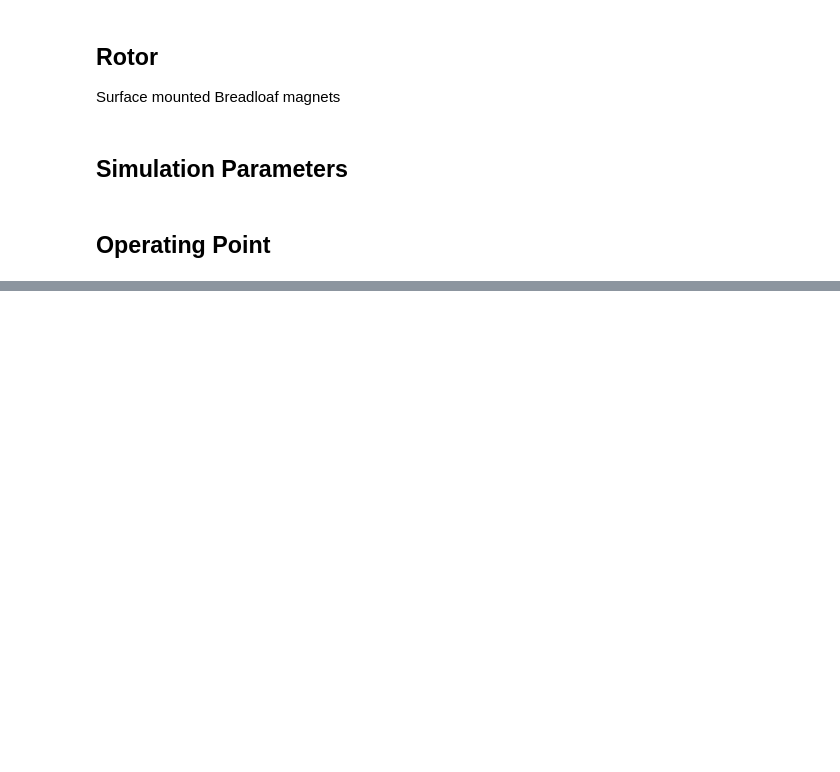
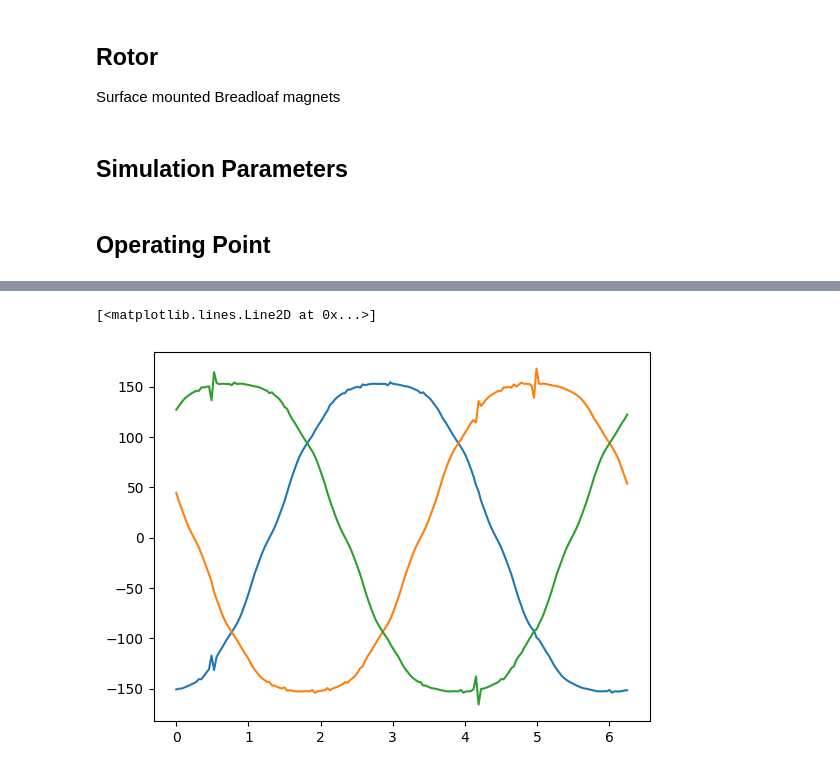
Before and after one commit to TinArmEngineering/tinarm, a Jupyter notebook: examples/Example_1.ipynb, the cells around one changed output, grey strips where cells are left out. Drawn from its saved outputs; the diff is of its cells as text; code cells hidden in the pictures; blank space fills up the shorter version.

```diff
--- a/examples/Example_1.ipynb
+++ b/examples/Example_1.ipynb
@@ -265,0 +269,4 @@ api.create_job(j1)
+# %%
+
+j2 = Job(m1, op_nominal, simulation_parameters)
+j2_result = api.create_job(j2)
@@ -265,0 +275,8 @@ api.create_job(j1)
+# %%
+j1_result = api.update_job_status(j1.id, JOB_STATUS['QueuedForMeshing'])
+j2_result = api.update_job_status(j2.id, JOB_STATUS['QueuedForMeshing'])
+
+while STATUS_JOB[api.get_job(j1.id)['status']] != 'Complete' or STATUS_JOB[api.get_job(j2.id)['status']] != 'Complete':
+    print("job 1 {0} job 2 {1}".format(STATUS_JOB[api.get_job(j1.id)['status']], STATUS_JOB[api.get_job(j2.id)['status']] ))
+    time.sleep(10)
+time.sleep(1)
@@ -265,0 +302,4 @@ api.create_job(j1)
+# %%
+j1_result = api.get_job(j1.id)
+for artifact in j1_result['artifacts']:
+    print(artifact['type'], artifact['url'], artifact['id'])
@@ -265,0 +318,12 @@ api.create_job(j1)
+# %%
+j1_result_data = [art for art in j1_result['artifacts'] if art['type']=='RESULT_DATA'][0]
+j1_df = pd.read_csv(j1_result_data['url'], header=[0, 1], index_col=[0, 1]).pint.quantify(level=-1)
+# %%
+fig = plt.figure()
+ax = fig.add_subplot(111)
+ax.plot(j1_df['angles'], j1_df['Back_EMF_0'], label='Back_EMF_0')
+ax.plot(j1_df['angles'], j1_df['Back_EMF_1'], label='Back_EMF_1')
+ax.plot(j1_df['angles'], j1_df['Back_EMF_2'], label='Back_EMF_2')
+# %% [output]
+[<matplotlib.lines.Line2D at 0x...>]
+[figure, added]
```
Also changed, not shown: parts of 25 cells of this notebook.
